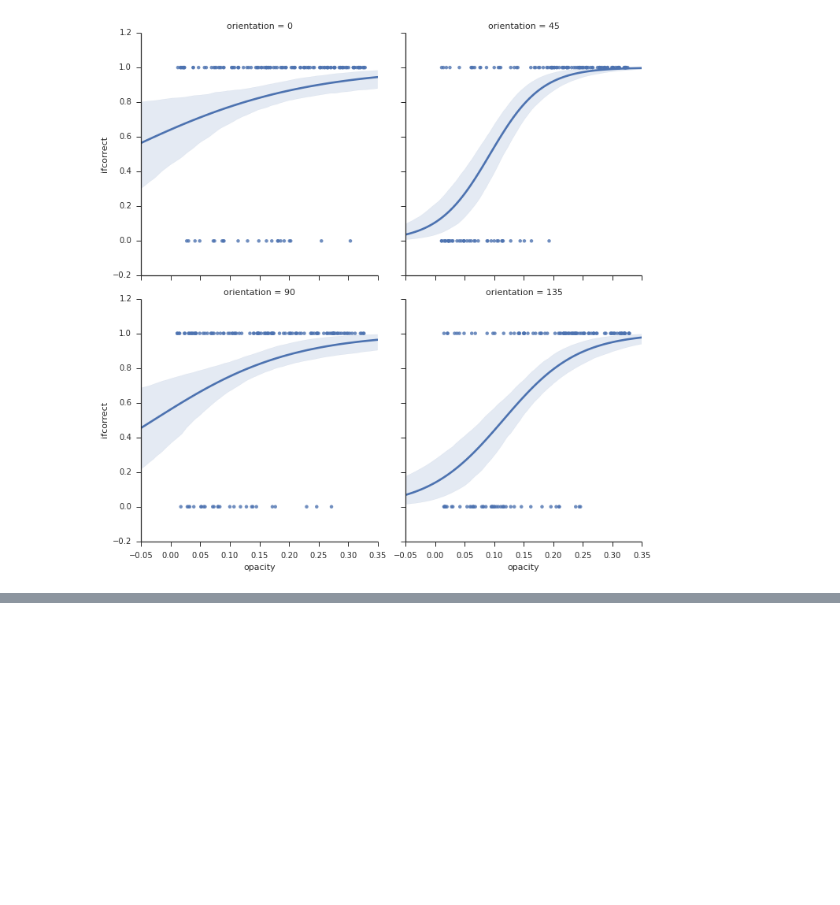
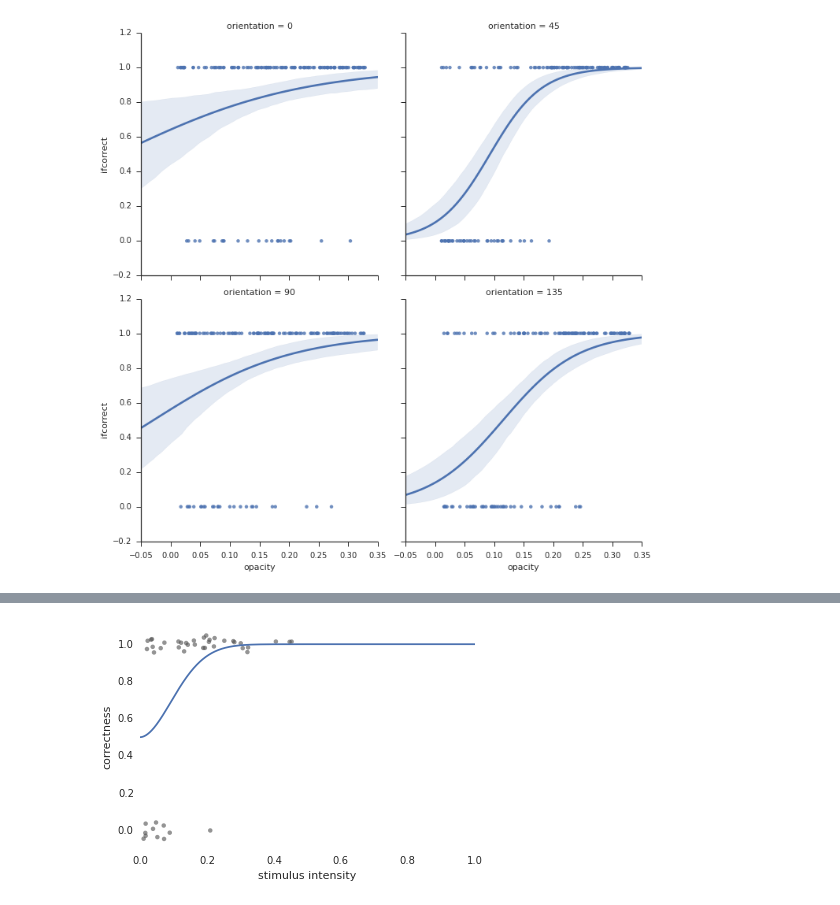
Before and after one commit to mmagnuski/GabCon-2015, a Jupyter notebook: behavior/behchecks.ipynb, the cells around one changed output, grey strips where cells are left out. Saved outputs shown, nothing was run; the diff lists cells and outputs as text; code cells hidden in the pictures; blank space fills up the shorter version.

```diff
--- a/behavior/behchecks.ipynb
+++ b/behavior/behchecks.ipynb
@@ -120,0 +139,7 @@ sns.lmplot('opacity', 'ifcorrect', data=df_sel, logistic=True, col='orientation'
+# %%
+# trials 45 - 90
+ind = np.r_[45:90]
+w = fitw(df, ind)
+w.plot()
+# %% [output]
+[figure, added]
```
Also changed, not shown: parts of 6 cells of this notebook.
